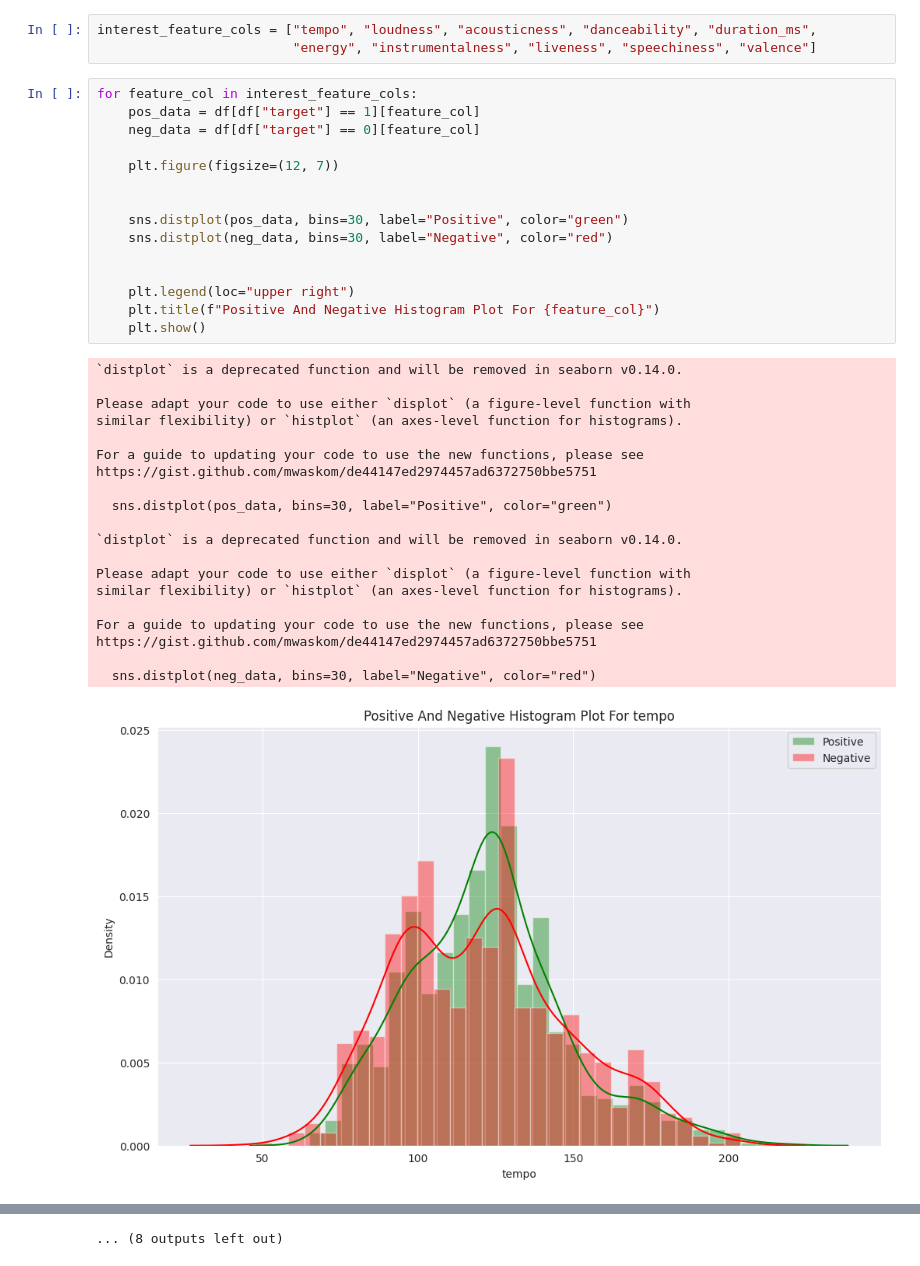
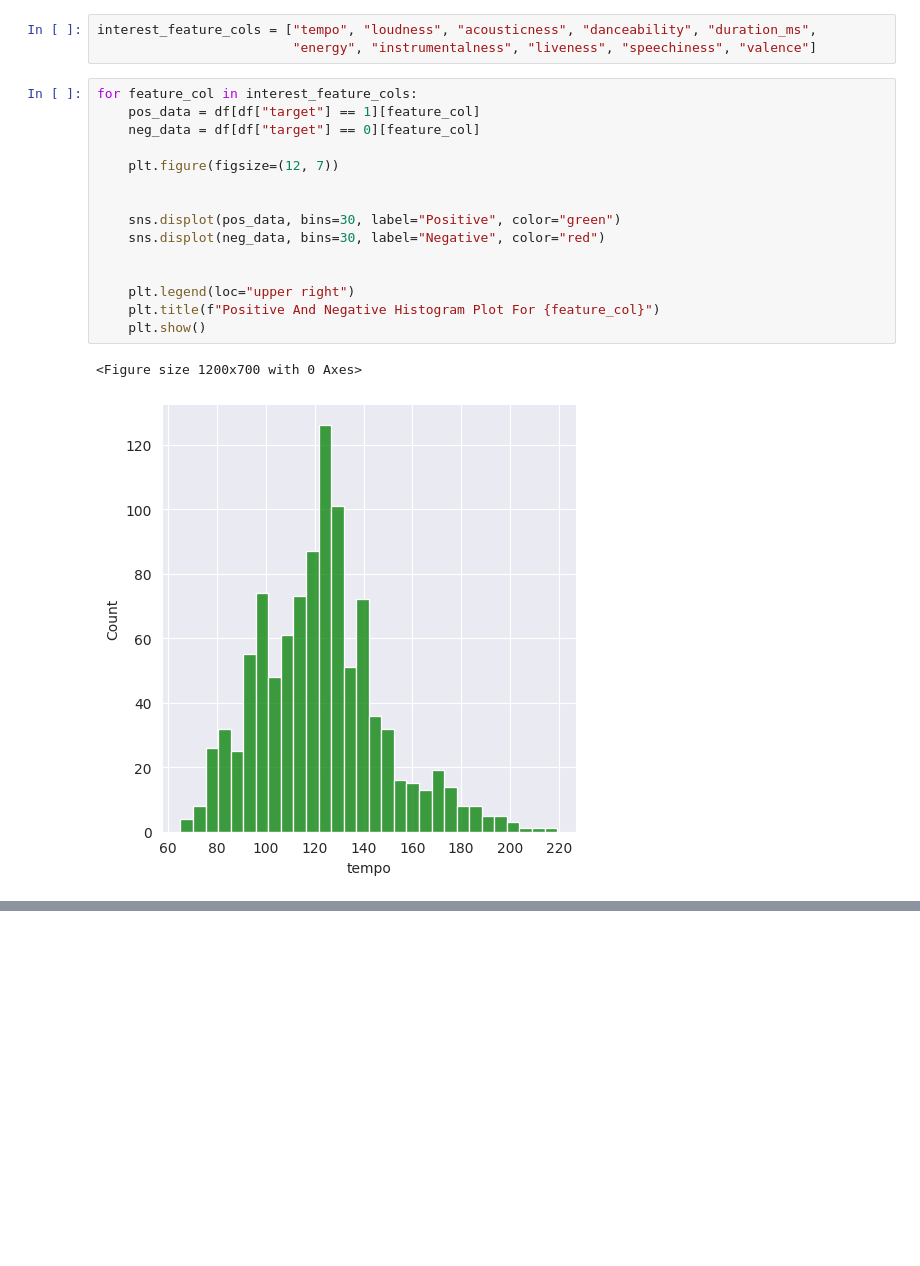
Before and after one commit to Shreybertocarlos/Spotify-Explanatory-Data-Analysis, a Jupyter notebook: Spotify_Data_Analysis.ipynb, the cells around one changed output, grey strips where cells are left out. Drawn from its saved outputs; the diff is of its cells as text; blank space fills up the shorter version.

```diff
--- a/Spotify_Data_Analysis.ipynb
+++ b/Spotify_Data_Analysis.ipynb
@@ -197,36 +197,18 @@ interest_feature_cols = ["tempo", "loudness", "acousticness", "danceability", "d
 # %%
 for feature_col in interest_feature_cols:
     pos_data = df[df["target"] == 1][feature_col]
     neg_data = df[df["target"] == 0][feature_col]
 
     plt.figure(figsize=(12, 7))
 
 
-    sns.distplot(pos_data, bins=30, label="Positive", color="green")
-    sns.distplot(neg_data, bins=30, label="Negative", color="red")
+    sns.displot(pos_data, bins=30, label="Positive", color="green")
+    sns.displot(neg_data, bins=30, label="Negative", color="red")
 
 
     plt.legend(loc="upper right")
     plt.title(f"Positive And Negative Histogram Plot For {feature_col}")
     plt.show()
 # %% [output]
-`distplot` is a deprecated function and will be removed in seaborn v0.14.0.
-
-Please adapt your code to use either `displot` (a figure-level function with
-similar flexibility) or `histplot` (an axes-level function for histograms).
-
-For a guide to updating your code to use the new functions, please see
-https://gist.github.com/mwaskom/de44147ed2974457ad6372750bbe5751
-
-  sns.distplot(pos_data, bins=30, label="Positive", color="green")
-
-`distplot` is a deprecated function and will be removed in seaborn v0.14.0.
-
-Please adapt your code to use either `displot` (a figure-level function with
-similar flexibility) or `histplot` (an axes-level function for histograms).
-
-For a guide to updating your code to use the new functions, please see
-https://gist.github.com/mwaskom/de44147ed2974457ad6372750bbe5751
-
-  sns.distplot(neg_data, bins=30, label="Negative", color="red")
+<Figure size 1200x700 with 0 Axes>
-[figure, old version]
+[figure, new version]
@@ -333 +225,0 @@ https://gist.github.com/mwaskom/de44147ed2974457ad6372750bbe5751
-... (8 outputs left out)
```
Also changed, not shown: parts of 7 cells of this notebook.
